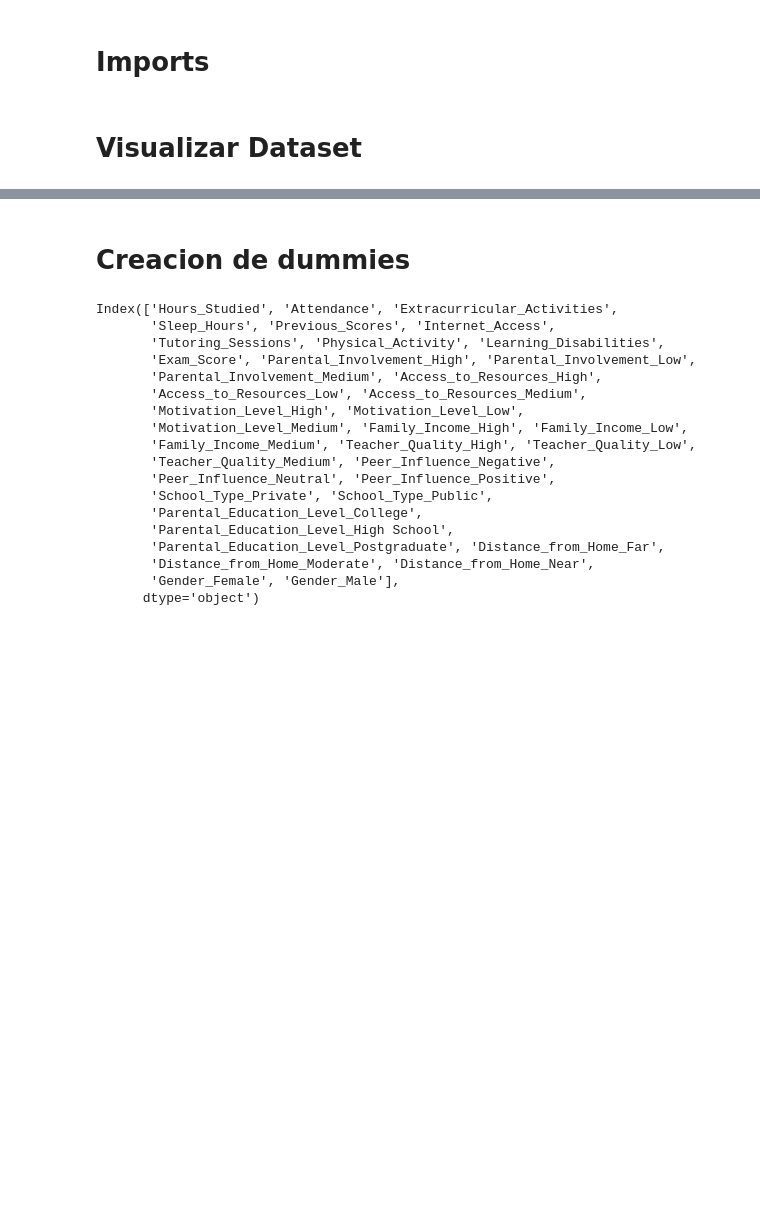
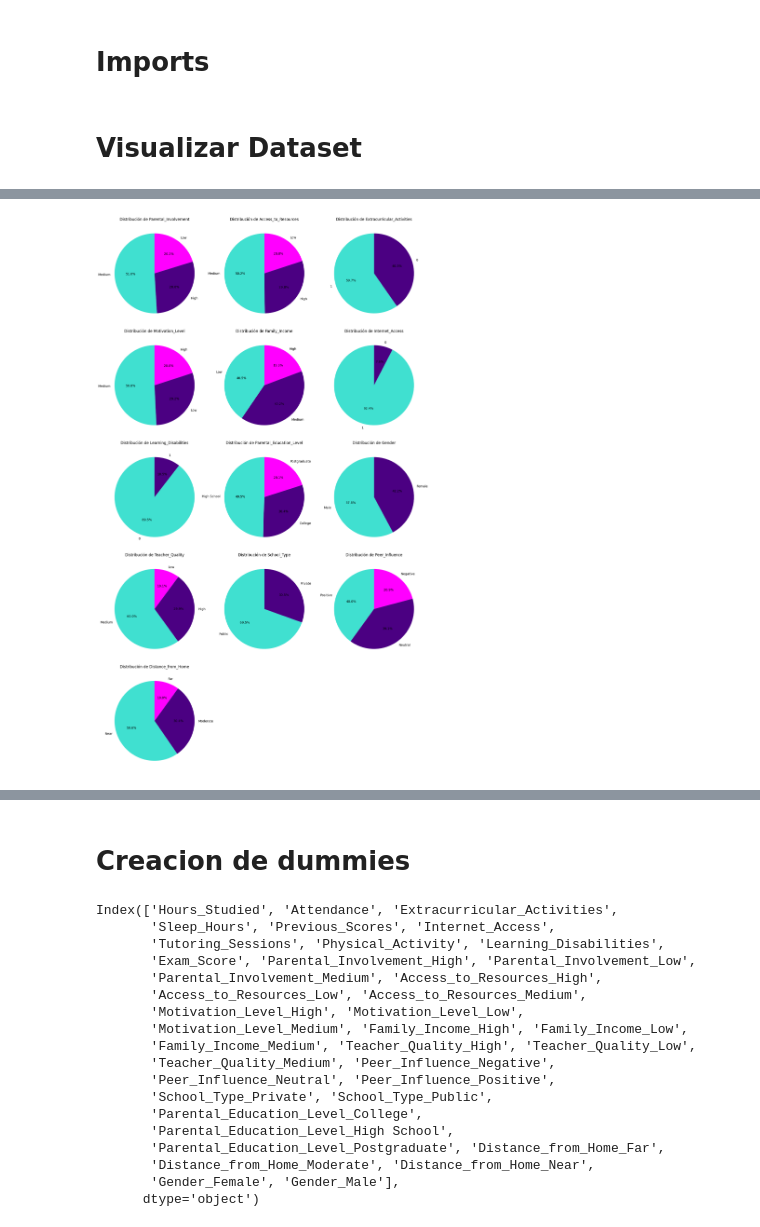
Before and after one commit to MatiasdeBuren/Final-Modelos-y-Simulacion, a Jupyter notebook: modelosFinal.ipynb, the cells around one changed output, grey strips where cells are left out. Saved outputs shown, nothing was run; the diff lists cells and outputs as text; code cells hidden in the pictures; blank space fills up the shorter version.

```diff
--- a/modelosFinal.ipynb
+++ b/modelosFinal.ipynb
@@ -67,0 +45,34 @@ KeyboardInterrupt:
+# %%
+import matplotlib.pyplot as plt
+import seaborn as sns
+
+# Variables con 3 valores posibles
+categorical_columns_with_three_values = [
+    'Parental_Involvement', 'Access_to_Resources', 'Extracurricular_Activities' ,'Motivation_Level', 'Family_Income', 'Internet_Access',	'Learning_Disabilities','Parental_Education_Level','Gender',
+    'Teacher_Quality', 'School_Type', 'Peer_Influence', 'Distance_from_Home'
+]
+
+n_cols = 3
+n_rows = (len(categorical_columns_with_three_values) + n_cols - 1) // n_cols
+fig, axes = plt.subplots(n_rows, n_cols, figsize=(15, n_rows * 5))
+
+
+axes = axes.flatten()
+
+
+for i, col in enumerate(categorical_columns_with_three_values):
+
+    value_counts = dataset[col].value_counts()
+
+    axes[i].pie(value_counts, labels=value_counts.index, autopct='%1.1f%%', startangle=90, colors=['#40E0D0', '#4B0082', 'magenta'])
+    axes[i].set_title(f'Distribución de {col}')
+    axes[i].axis('equal')
+
+
+for j in range(i + 1, len(axes)):
+    fig.delaxes(axes[j])
+
+plt.tight_layout()
+plt.show()
+# %% [output]
+[figure, added]
```
Also changed, not shown: parts of 4 cells of this notebook.
